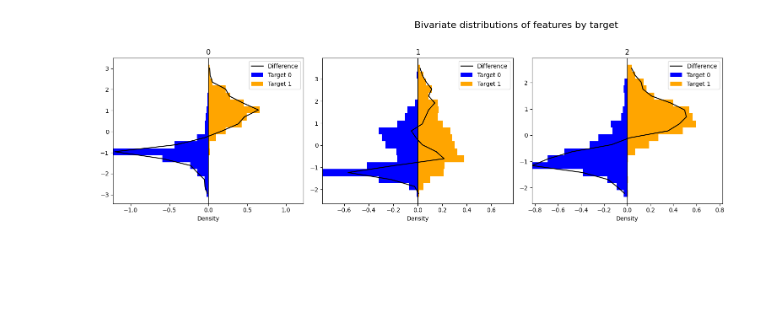
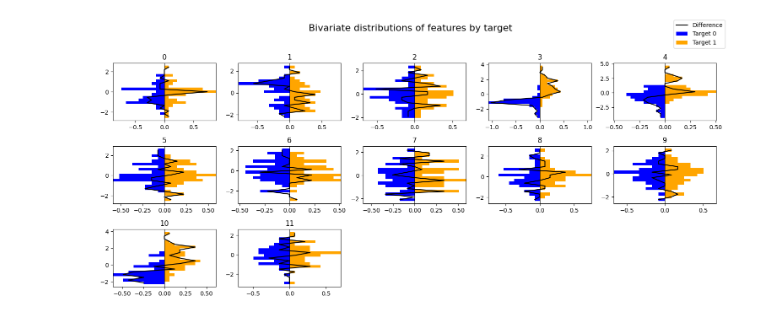
Before and after one commit to robert-ibatullin/utils, a Jupyter notebook: test_plot_bivariate_feature_distribution.ipynb, the cells around one changed output. Saved outputs shown, nothing was run; the diff lists cells and outputs as text; code cells hidden in the pictures; blank space fills up the shorter version.

```diff
--- a/test_plot_bivariate_feature_distribution.ipynb
+++ b/test_plot_bivariate_feature_distribution.ipynb
@@ -4,11 +4,12 @@ from sklearn.datasets import make_classification
 
 from plot_bivariate_distributions import plot_bivariate_distributions
 # %%
-# linear scale
-X, y = make_classification(n_samples=1000, n_features=5, n_classes=2, random_state=0)
-plot_bivariate_distributions(X, y, [0,1,2])
+X, y = make_classification(n_samples=100, n_features=20, n_classes=2, random_state=0)
-# %% [output]
-[figure, removed]
+# %%
+# linear scale
+plot_bivariate_distributions(X, y, list(range(12)))
+# %% [output]
+[figure, added]
 # %%
 # log scale
 X = 10**X
```
Also changed, not shown: parts of 1 cell of this notebook, 4 other files.
